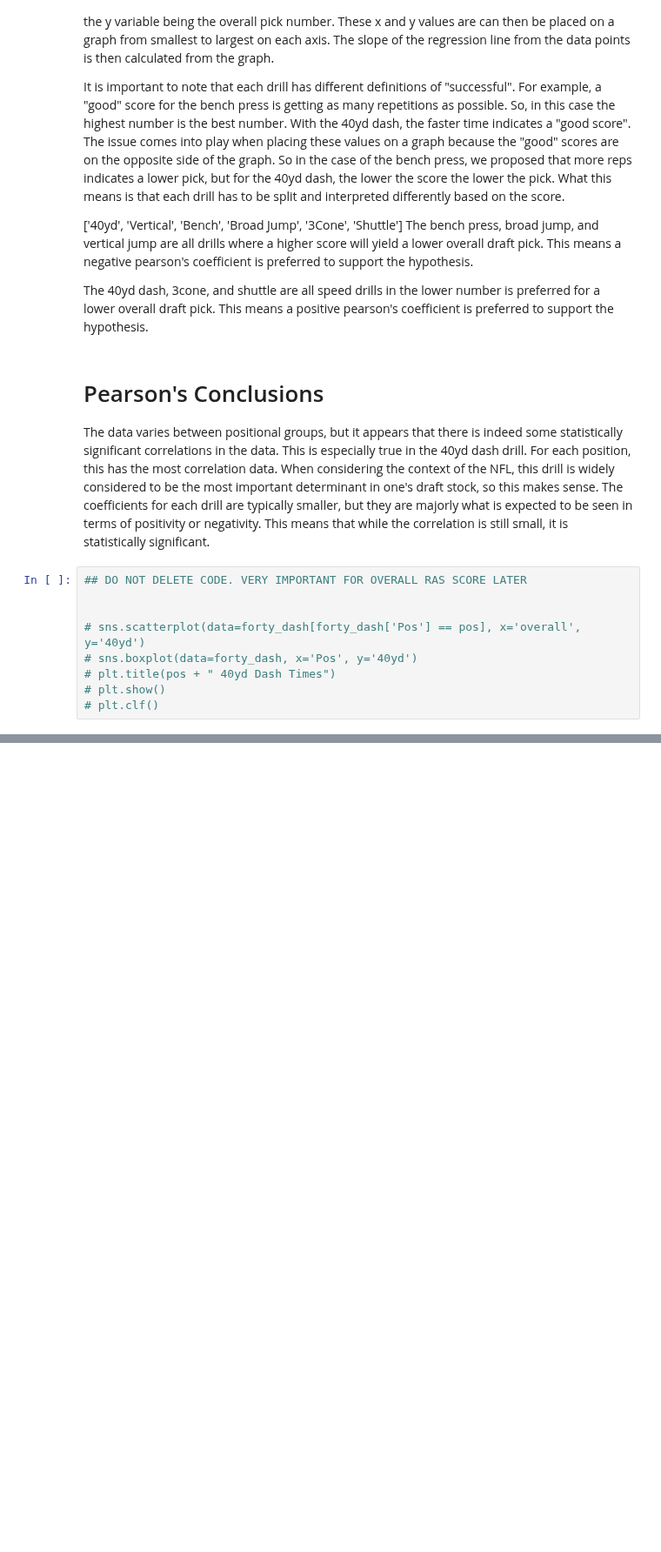
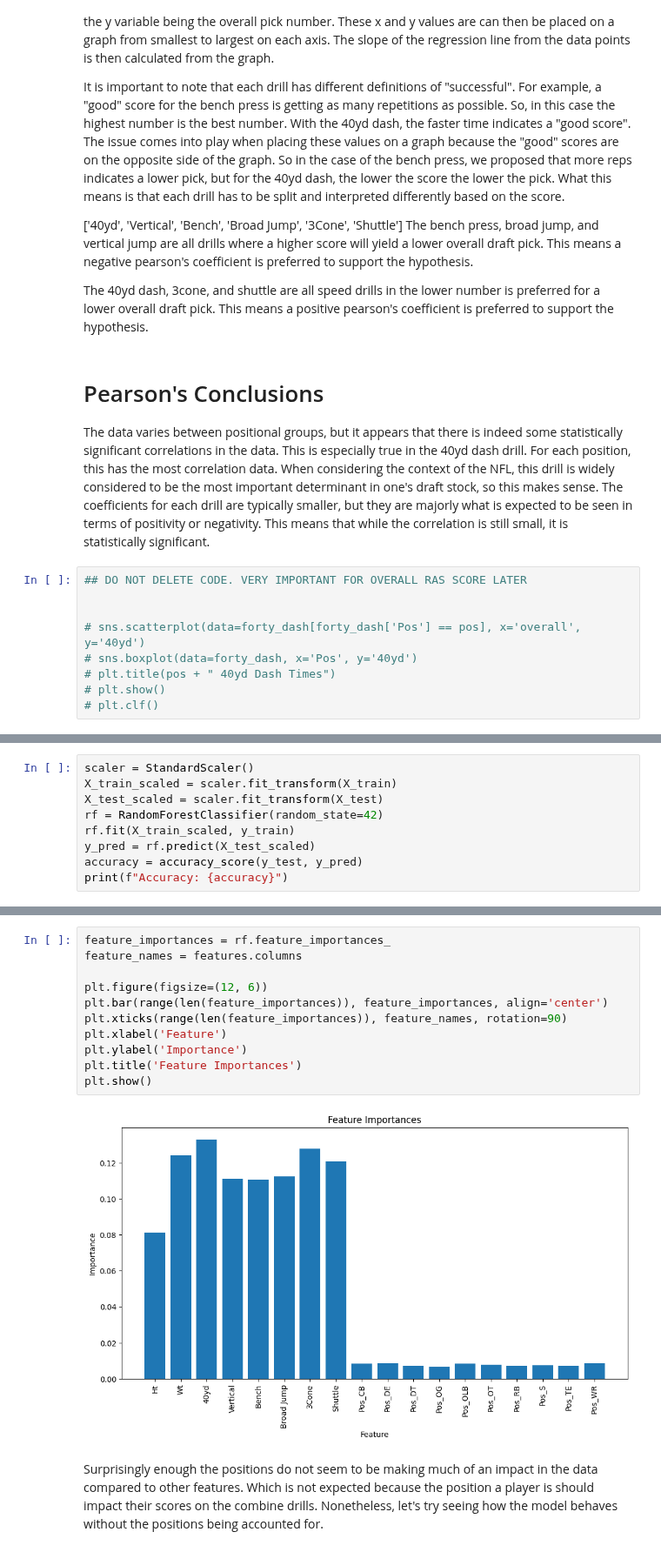
Before and after one commit to mcdonaldpmsoe/CSC2621-Final, a Jupyter notebook: main.ipynb, the cells around one changed output, grey strips where cells are left out. Shown at 87% size. Cells and saved outputs as stored; diff of their text form; blank space fills up the shorter version.

```diff
--- a/main.ipynb
+++ b/main.ipynb
@@ -463,0 +518,9 @@ The data varies between positional groups, but it appears that there is indeed s
+# %%
+scaler = StandardScaler()
+X_train_scaled = scaler.fit_transform(X_train)
+X_test_scaled = scaler.fit_transform(X_test)
+rf = RandomForestClassifier(random_state=42)
+rf.fit(X_train_scaled, y_train)
+y_pred = rf.predict(X_test_scaled)
+accuracy = accuracy_score(y_test, y_pred)
+print(f"Accuracy: {accuracy}")
@@ -463,0 +533,15 @@ The data varies between positional groups, but it appears that there is indeed s
+# %%
+feature_importances = rf.feature_importances_
+feature_names = features.columns
+
+plt.figure(figsize=(12, 6))
+plt.bar(range(len(feature_importances)), feature_importances, align='center')
+plt.xticks(range(len(feature_importances)), feature_names, rotation=90)
+plt.xlabel('Feature')
+plt.ylabel('Importance')
+plt.title('Feature Importances')
+plt.show()
+# %% [output]
+[figure, added]
+# %% [markdown]
+Surprisingly enough the positions do not seem to be making much of an impact in the data compared to other features. Which is not expected because the position a player is should impact their scores on the combine drills. Nonetheless, let's try seeing how the model behaves without the positions being accounted for.
```
Also changed, not shown: parts of 29 cells of this notebook.
